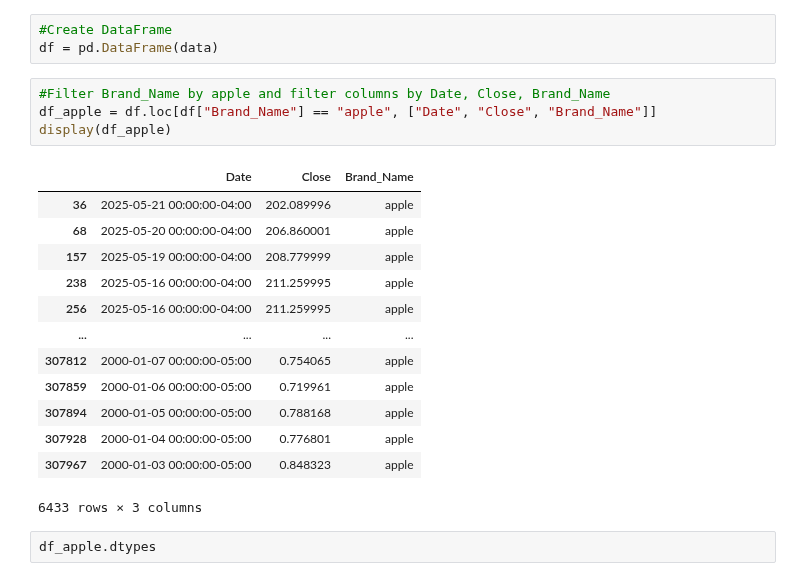
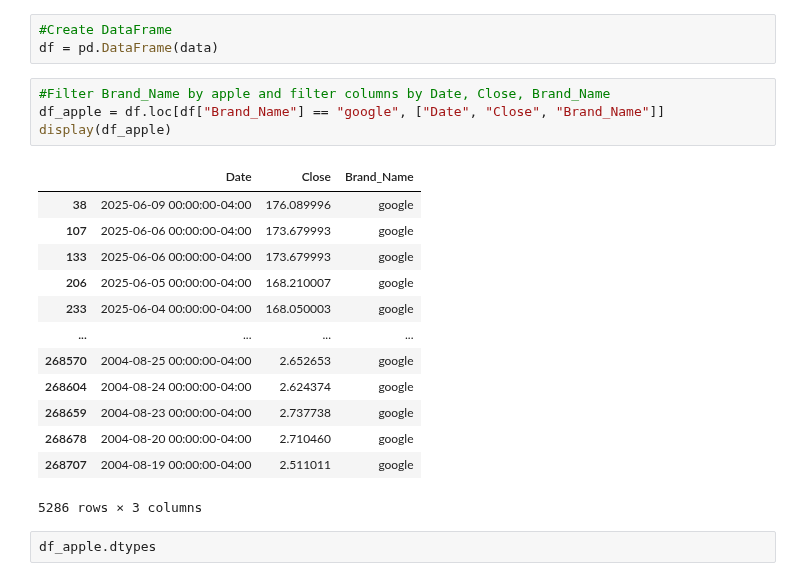
Before and after one commit to tc020/StockPredictor, a Jupyter notebook: preprocessing_data.ipynb, the cells around one changed output. Drawn from its saved outputs; the diff is of its cells as text.

```diff
--- a/preprocessing_data.ipynb
+++ b/preprocessing_data.ipynb
@@ -55,22 +55,22 @@ dtype: object
 df = pd.DataFrame(data)
 # %%
 #Filter Brand_Name by apple and filter columns by Date, Close, Brand_Name
-df_apple = df.loc[df["Brand_Name"] == "apple", ["Date", "Close", "Brand_Name"]]
+df_apple = df.loc[df["Brand_Name"] == "google", ["Date", "Close", "Brand_Name"]]
 display(df_apple)
 # %% [output]
 |  | Date | Close | Brand_Name |
-| 36 | 2025-05-21 00:00:00-04:00 | 202.089996 | apple |
-| 68 | 2025-05-20 00:00:00-04:00 | 206.860001 | apple |
-| 157 | 2025-05-19 00:00:00-04:00 | 208.779999 | apple |
-| 238 | 2025-05-16 00:00:00-04:00 | 211.259995 | apple |
-| 256 | 2025-05-16 00:00:00-04:00 | 211.259995 | apple |
+| 38 | 2025-06-09 00:00:00-04:00 | 176.089996 | google |
+| 107 | 2025-06-06 00:00:00-04:00 | 173.679993 | google |
+| 133 | 2025-06-06 00:00:00-04:00 | 173.679993 | google |
+| 206 | 2025-06-05 00:00:00-04:00 | 168.210007 | google |
+| 233 | 2025-06-04 00:00:00-04:00 | 168.050003 | google |
 | ... | ... | ... | ... |
-| 307812 | 2000-01-07 00:00:00-05:00 | 0.754065 | apple |
-| 307859 | 2000-01-06 00:00:00-05:00 | 0.719961 | apple |
-| 307894 | 2000-01-05 00:00:00-05:00 | 0.788168 | apple |
-| 307928 | 2000-01-04 00:00:00-05:00 | 0.776801 | apple |
-| 307967 | 2000-01-03 00:00:00-05:00 | 0.848323 | apple |
+| 268570 | 2004-08-25 00:00:00-04:00 | 2.652653 | google |
+| 268604 | 2004-08-24 00:00:00-04:00 | 2.624374 | google |
+| 268659 | 2004-08-23 00:00:00-04:00 | 2.737738 | google |
+| 268678 | 2004-08-20 00:00:00-04:00 | 2.710460 | google |
+| 268707 | 2004-08-19 00:00:00-04:00 | 2.511011 | google |
-6433 rows × 3 columns
+5286 rows × 3 columns
 # %%
 df_apple.dtypes
 # %% [output]
```
Also changed, not shown: parts of 16 cells of this notebook, 2 other files.
